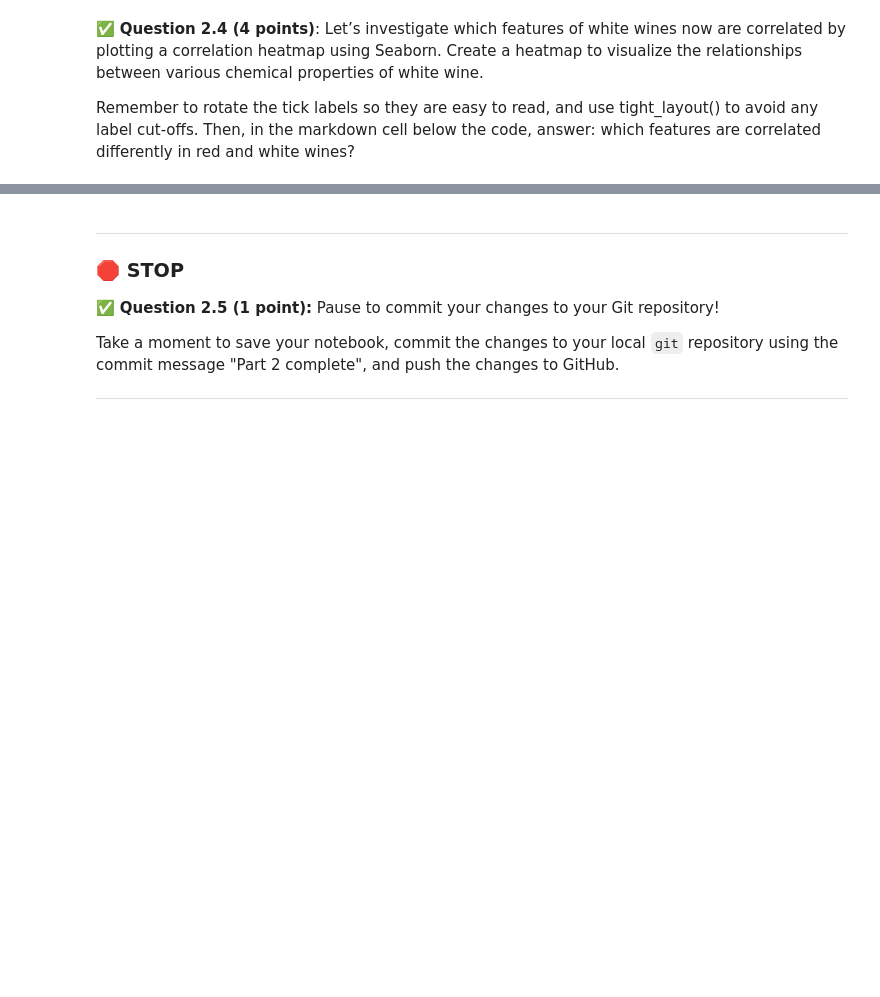
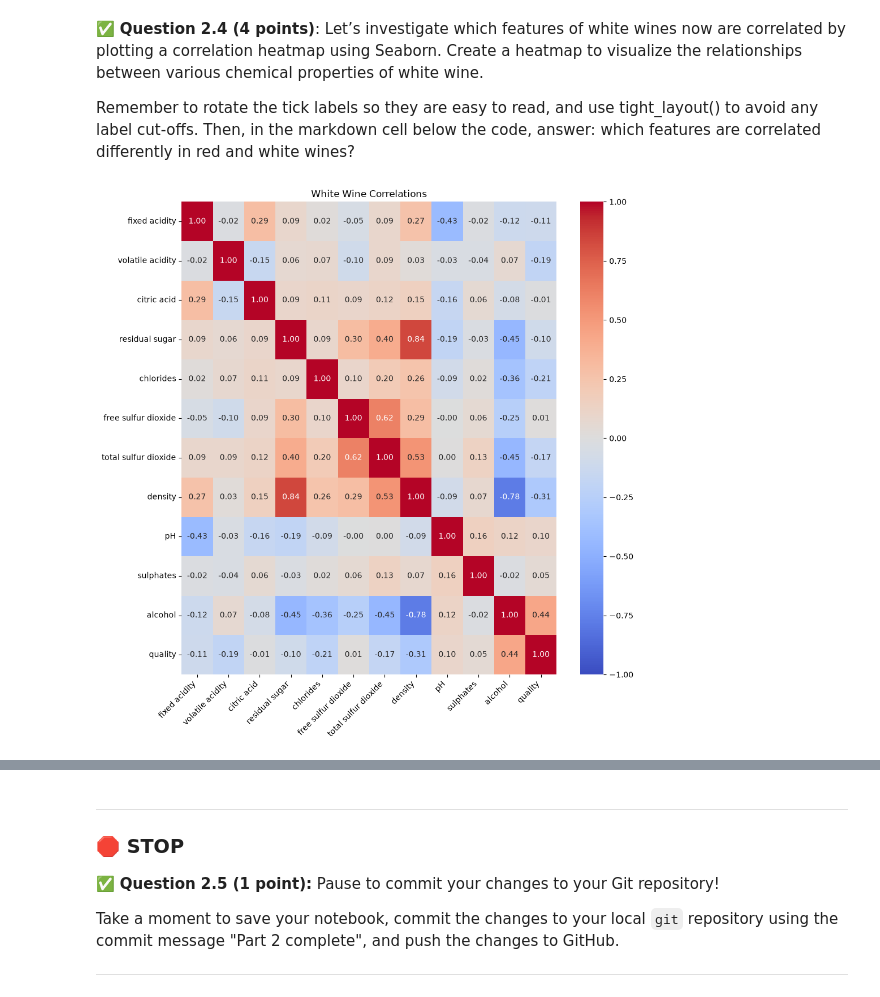
Before and after one commit to andiehart/CMSE202-f26-turnin, a Jupyter notebook: hw3/HW03-Regression-STUDENT.ipynb, the cells around one changed output, grey strips where cells are left out. Drawn from its saved outputs; the diff is of its cells as text; code cells hidden in the pictures; blank space fills up the shorter version.

```diff
--- a/hw3/HW03-Regression-STUDENT.ipynb
+++ b/hw3/HW03-Regression-STUDENT.ipynb
@@ -196,0 +221,3 @@ and a description of the files here:
+# %%
+white_wine = pd.read_csv('winequality-white.csv', delimiter = ';')
+white_wine.head()
@@ -216,5 +270,13 @@ Remember to rotate the tick labels so they are easy to read, and use tight_layou
 Remember to rotate the tick labels so they are easy to read, and use tight_layout() to avoid any label cut-offs.
 Then, in the markdown cell below the code, answer: which features are correlated differently in red and white wines?
 # %%
-# Put your code here
+plt.figure(figsize = (10, 10))
+sns.heatmap(white_wine.corr(), annot = True, cmap = 'coolwarm', fmt = '.2f', vmin = -1, vmax = 1, center = 0)
+plt.title('White Wine Correlations')
+plt.xticks(rotation = 45, ha = 'right')
+plt.yticks(rotation = 0)
+plt.tight_layout()
+plt.show()
+# %% [output]
+[figure, added]
 # %% [markdown]
```
Also changed, not shown: parts of 15 cells of this notebook, 5 other files.
